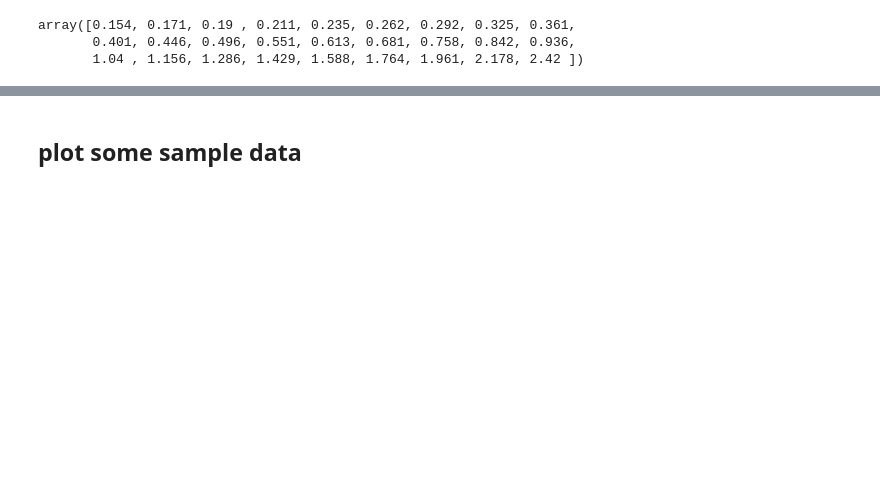
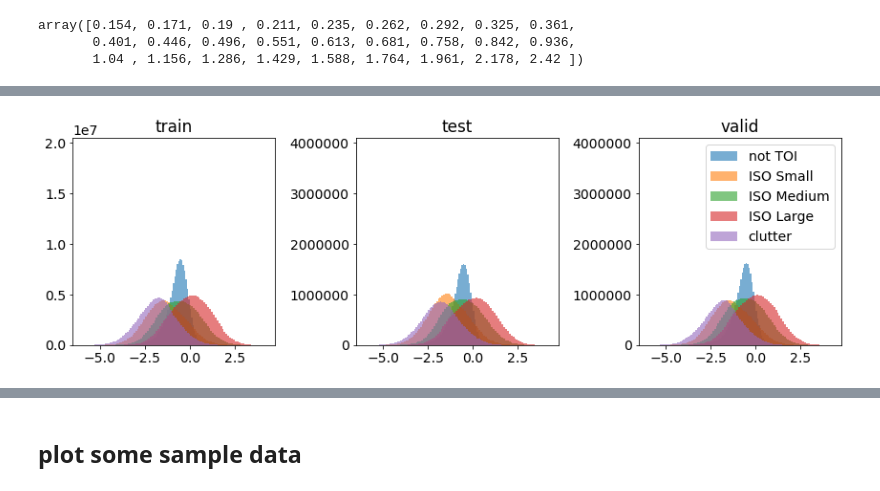
Before and after one commit to lheagy/uxo-notebooks, a Jupyter notebook: train-with-noise-scale-data-variable-noise-diff-polarizations-diff-obj-plus-clutter-Copy3.ipynb, the cells around one changed output, grey strips where cells are left out. Cells and saved outputs as stored; diff of their text form; code cells hidden in the pictures; blank space fills up the shorter version.

```diff
--- a/train-with-noise-scale-data-variable-noise-diff-polarizations-diff-obj-plus-clutter-Copy3.ipynb
+++ b/train-with-noise-scale-data-variable-noise-diff-polarizations-diff-obj-plus-clutter-Copy3.ipynb
@@ -358,20 +369,22 @@ scaled_data_valid = [d*time_scaling for d in data_valid]
 # %%
-# fig, ax = plt.subplots(1, 3, figsize=(12, 4))
-# ax = ax.flatten()
+fig, ax = plt.subplots(1, 3, figsize=(12, 4))
+ax = ax.flatten()
 
-# for a, data, labels, title in zip(
-#     ax,
-#     [scaled_data_train, scaled_data_test, scaled_data_valid],
-#     [labels_train, labels_test, labels_valid],
-#     ["train", "test", "valid"]
-# ):
-#     data = np.stack(data, 0)
-#     for j in range(n_class):
-#         inds = labels == j
-#         a.hist(np.log10(np.abs(data[inds, :, :, :])+1e-12).flatten(), 100, color=f"C{j}", alpha=0.6)
-#         a.set_title(title)
-#         a.set_ylim([0, data.shape[0]*2e3])
+for a, data, labels, title in zip(
+    ax,
+    [scaled_data_train, scaled_data_test, scaled_data_valid],
+    [labels_train, labels_test, labels_valid],
+    ["train", "test", "valid"]
+):
+    data = np.stack(data, 0)
+    for j in range(n_class):
+        inds = labels == j
+        a.hist(np.log10(np.abs(data[inds, :, :, :])+1e-6).flatten(), 100, color=f"C{j}", alpha=0.6)
+        a.set_title(title)
+        a.set_ylim([0, data.shape[0]*2e3])
 
-# ax[2].legend(list(class_dict.values()))
-# plt.tight_layout()
+ax[2].legend(list(class_dict.values()))
+plt.tight_layout()
+# %% [output]
+[figure, added]
 # %%
```
Also changed, not shown: parts of 35 cells of this notebook, 6 other files.
